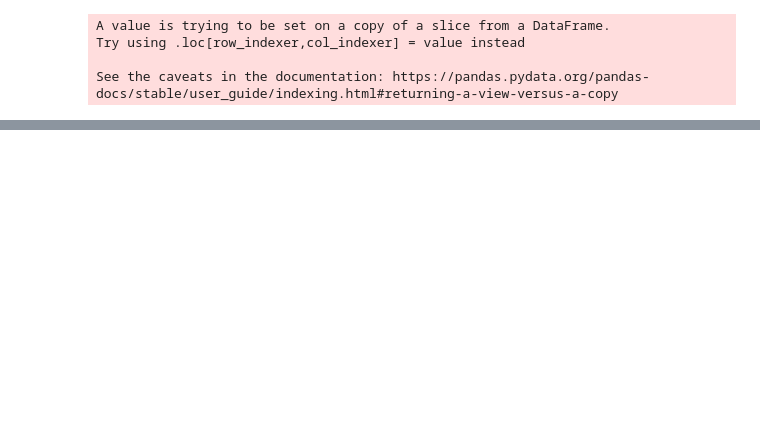
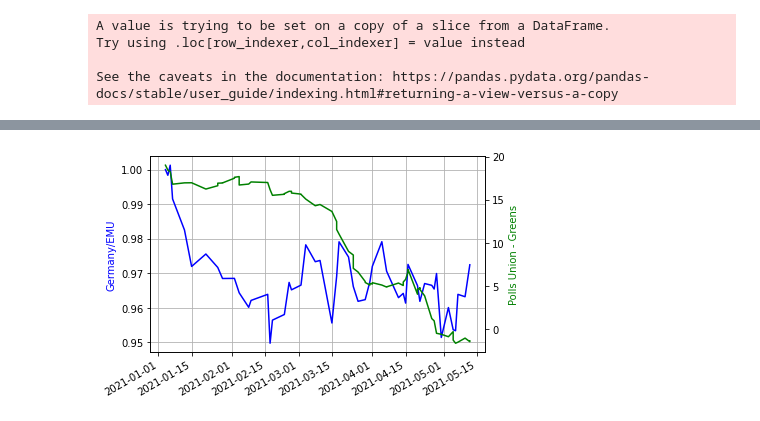
Before and after one commit to jan-felix/SLOG, a Jupyter notebook: Metculus_and_Dawum_Scraper.ipynb, the cells around one changed output, grey strips where cells are left out. Saved outputs shown, nothing was run; the diff lists cells and outputs as text; code cells hidden in the pictures; blank space fills up the shorter version.

```diff
--- a/Metculus_and_Dawum_Scraper.ipynb
+++ b/Metculus_and_Dawum_Scraper.ipynb
@@ -172,0 +173,33 @@ plt.show()
+# %%
+import pandas_datareader as pdr
+import datetime
+import os
+start = datetime.datetime(2021, 1, 1)
+end = datetime.datetime.today()
+index = pd.date_range(start, end, freq="D")
+os.environ["ALPHAVANTAGE_API_KEY"] = "H6AXUXK0Z2CBTV59"
+
+ger = pdr.av.time_series.AVTimeSeriesReader(symbols = "EWG",start = start, end = end).read()["close"]
+emu = pdr.av.time_series.AVTimeSeriesReader(symbols = "IVV",start = start, end = end).read()["close"]
+# %%
+indices = pd.concat([ger,emu],axis=1)
+indices.columns = ["Germany","EMU"]
+indices = indices/indices.iloc[0,:]*100
+indices["GER/EMU"] = indices["Germany"]/indices["EMU"]
+indices.index = pd.DatetimeIndex(indices.index)
+# %%
+index_vs_politics = pd.merge(union_vs_greens, indices, left_index= True, right_index=True)
+# %%
+fig, ax1 = plt.subplots()
+
+ax2 = ax1.twinx()
+ax1.plot(index_vs_politics["GER/EMU"], "-b")
+ax2.plot(index_vs_politics["Union-Greens"],"-g")
+
+ax1.set_ylabel('Germany/EMU', color='b')
+ax2.set_ylabel('Polls Union - Greens', color='g')
+ax1.grid()
+fig.autofmt_xdate()
+plt.show()
+# %% [output]
+[figure, added]
```
Also changed, not shown: parts of 5 cells of this notebook.
